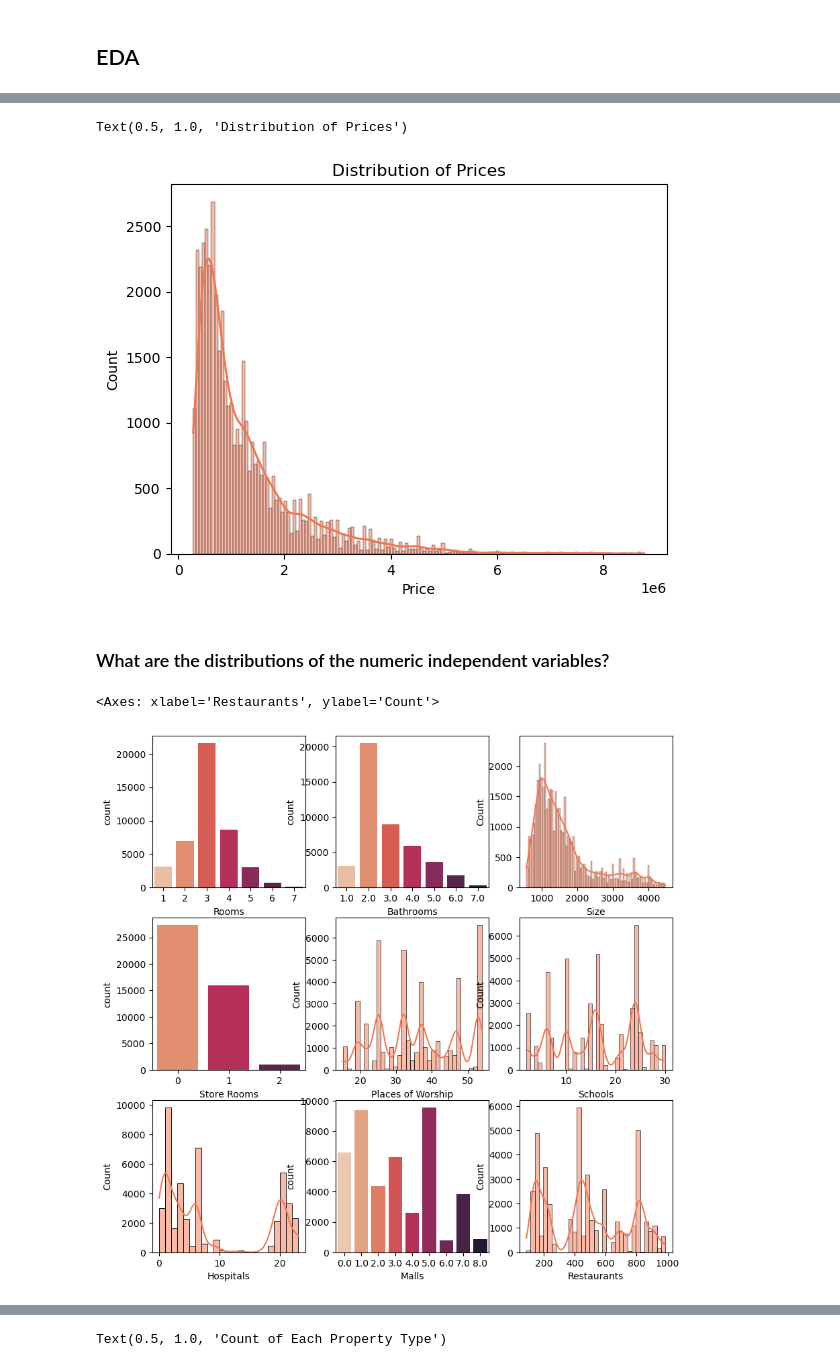
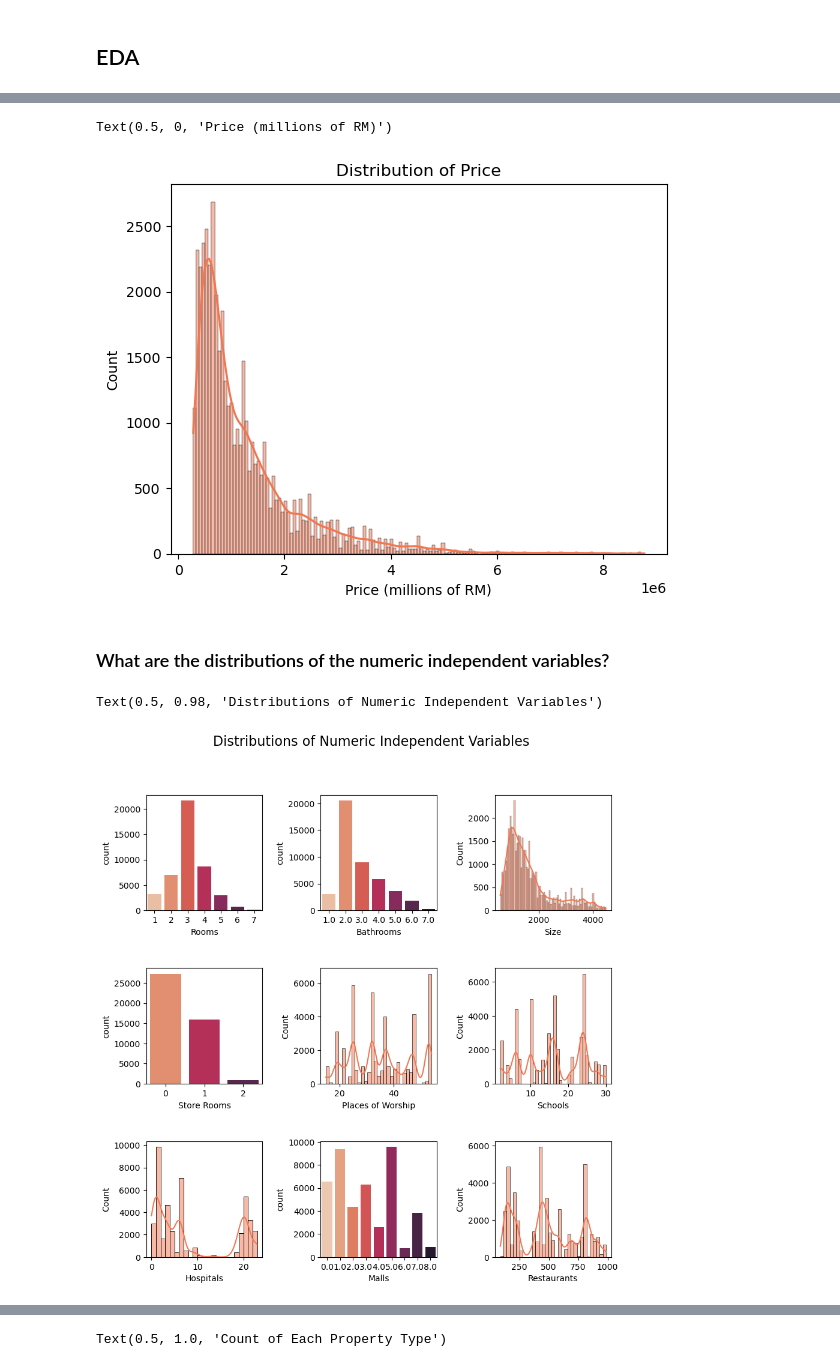
Before and after one commit to GanKaiFeng1999/Capstone_2, a Jupyter notebook: Capstone 2 EDA.ipynb, the cells around one changed output, grey strips where cells are left out. Cells and saved outputs as stored; diff of their text form; code cells hidden in the pictures.

```diff
--- a/Capstone 2 EDA.ipynb
+++ b/Capstone 2 EDA.ipynb
@@ -33,36 +33,41 @@ selected_color = rocket_colors[4]
 # Plot histplot for Price
 
 sns.histplot(df['Price'], kde=True, color=selected_color)
-plt.title('Distribution of Prices')
+plt.title('Distribution of Price')
+plt.xlabel('Price (millions of RM)')
 # %% [output]
-Text(0.5, 1.0, 'Distribution of Prices')
+Text(0.5, 0, 'Price (millions of RM)')
-[figure, old version]
+[figure, new version]
 # %% [markdown]
 ### What are the distributions of the numeric independent variables?
 # %%
 # Plot distributions of numeric independent variables using countplots and histplots
 
 fig, ax = plt.subplots(3, 3, figsize=(10, 10))
 
 sns.countplot(data=df, x='Rooms', palette='rocket_r', ax=ax[0, 0])
 
 sns.countplot(data=df, x="Bathrooms", palette='rocket_r', ax=ax[0, 1])
 
 sns.histplot(df['Size'], kde=True, color=selected_color, ax=ax[0, 2])
 
 sns.countplot(data=df, x='Store Rooms', palette='rocket_r', ax=ax[1, 0])
 
 sns.histplot(df["Places of Worship"], kde=True, color=selected_color,\
              ax=ax[1, 1])
 
 sns.histplot(df["Schools"], kde=True, color=selected_color, ax=ax[1, 2])
 
 sns.histplot(df["Hospitals"], kde=True, color=selected_color, ax=ax[2, 0])
 
 sns.countplot(data=df, x="Malls", palette='rocket_r', ax=ax[2, 1])
 
 sns.histplot(df["Restaurants"], kde=True, color=selected_color, ax=ax[2, 2])
+
+plt.subplots_adjust(hspace=0.5, wspace=0.5)
+
+fig.suptitle('Distributions of Numeric Independent Variables', fontsize=16)
 # %% [output]
-<Axes: xlabel='Restaurants', ylabel='Count'>
+Text(0.5, 0.98, 'Distributions of Numeric Independent Variables')
-[figure, old version]
+[figure, new version]
 # %% [markdown]
```
Also changed, not shown: parts of 5 cells of this notebook.
